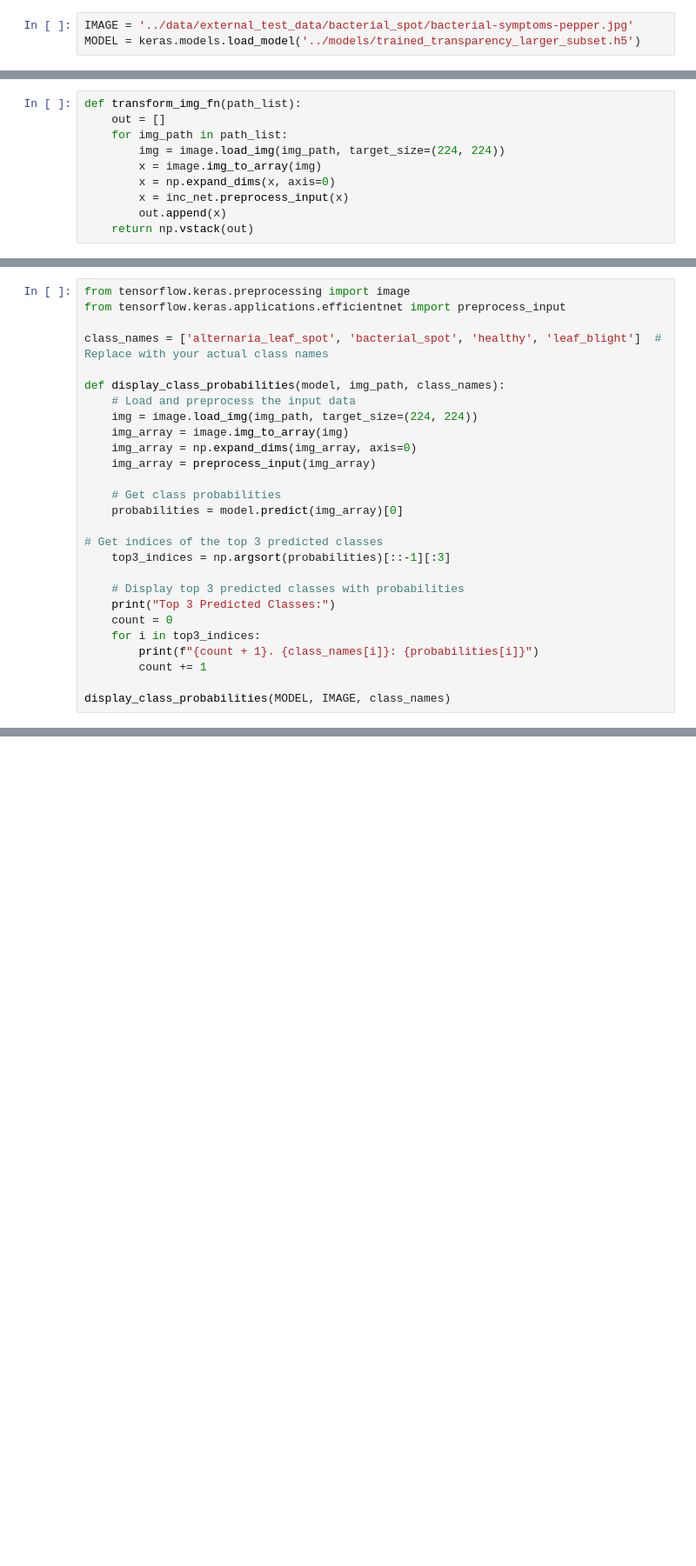
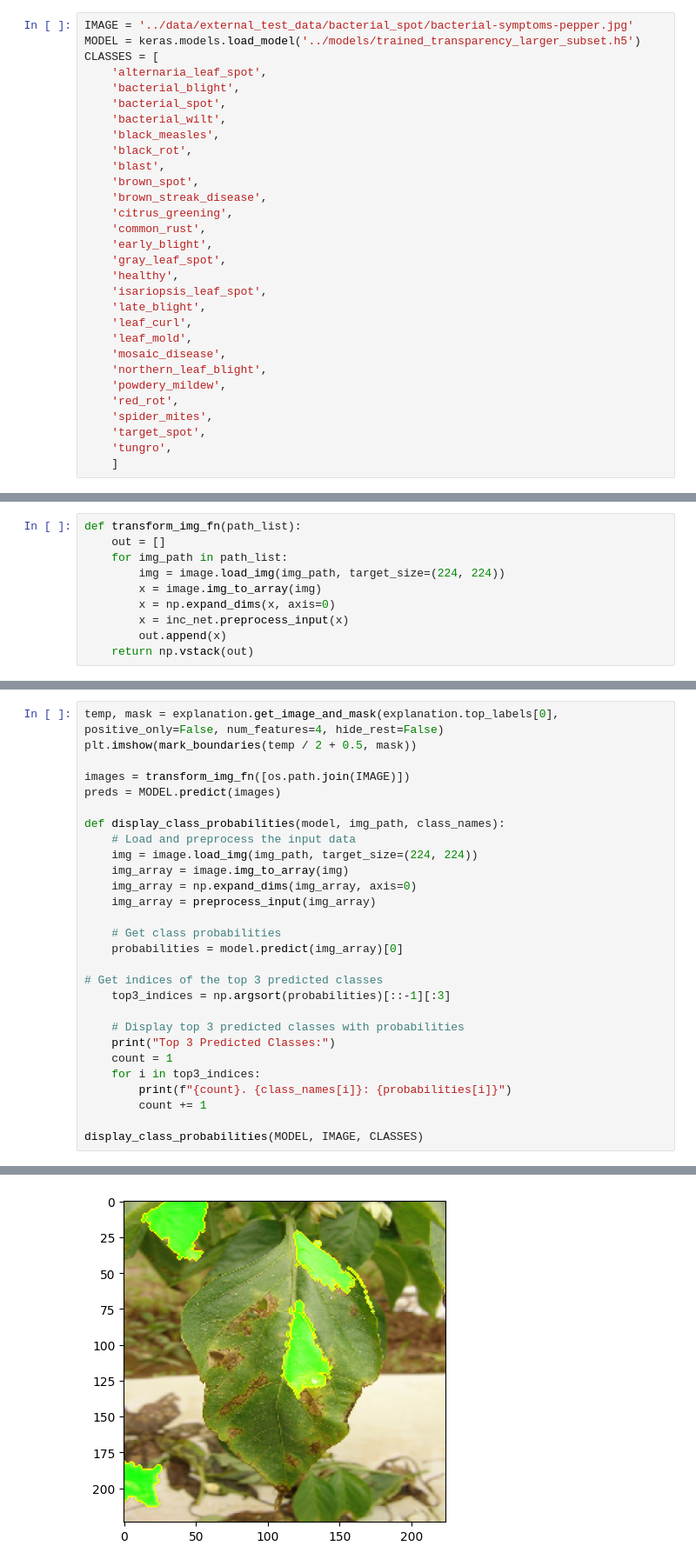
Before and after one commit to forster-j/AgronomiCare, a Jupyter notebook: notebooks/LIME_explainer.ipynb, the cells around one changed output, grey strips where cells are left out. Shown: that part at 87% size. Saved outputs shown, nothing was run; the diff lists cells and outputs as text; blank space fills up the shorter version.

Commit message:
added_top3_predictions

```diff
--- a/notebooks/LIME_explainer.ipynb
+++ b/notebooks/LIME_explainer.ipynb
@@ -14,3 +15,30 @@ from skimage.segmentation import mark_boundaries
 # %%
 IMAGE = '../data/external_test_data/bacterial_spot/bacterial-symptoms-pepper.jpg'
 MODEL = keras.models.load_model('../models/trained_transparency_larger_subset.h5')
+CLASSES = [
+    'alternaria_leaf_spot',
+    'bacterial_blight',
+    'bacterial_spot',
+    'bacterial_wilt',
+    'black_measles',
+    'black_rot',
+    'blast',
+    'brown_spot',
+    'brown_streak_disease',
+    'citrus_greening',
+    'common_rust',
+    'early_blight',
+    'gray_leaf_spot',
+    'healthy',
+    'isariopsis_leaf_spot',
+    'late_blight',
+    'leaf_curl',
+    'leaf_mold',
+    'mosaic_disease',
+    'northern_leaf_blight',
+    'powdery_mildew',
+    'red_rot',
+    'spider_mites',
+    'target_spot',
+    'tungro',
+    ]
@@ -70,8 +97,9 @@ preds = MODEL.predict(images)
 # %%
-from tensorflow.keras.preprocessing import image
-from tensorflow.keras.applications.efficientnet import preprocess_input
+temp, mask = explanation.get_image_and_mask(explanation.top_labels[0], positive_only=False, num_features=4, hide_rest=False)
+plt.imshow(mark_boundaries(temp / 2 + 0.5, mask))
 
-class_names = ['alternaria_leaf_spot', 'bacterial_spot', 'healthy', 'leaf_blight']  # Replace with your actual class names
+images = transform_img_fn([os.path.join(IMAGE)])
+preds = MODEL.predict(images)
 
 def display_class_probabilities(model, img_path, class_names):
     # Load and preprocess the input data
@@ -88,10 +116,10 @@ def display_class_probabilities(model, img_path, class_names):
 
     # Display top 3 predicted classes with probabilities
     print("Top 3 Predicted Classes:")
-    count = 0
+    count = 1
     for i in top3_indices:
-        print(f"{count + 1}. {class_names[i]}: {probabilities[i]}")
+        print(f"{count}. {class_names[i]}: {probabilities[i]}")
         count += 1
 
-display_class_probabilities(MODEL, IMAGE, class_names)
+display_class_probabilities(MODEL, IMAGE, CLASSES)
 # %% [output]
@@ -102,0 +132 @@ Top 3 Predicted Classes:
+[figure, added]
```
Also changed, not shown: parts of 8 cells of this notebook.
